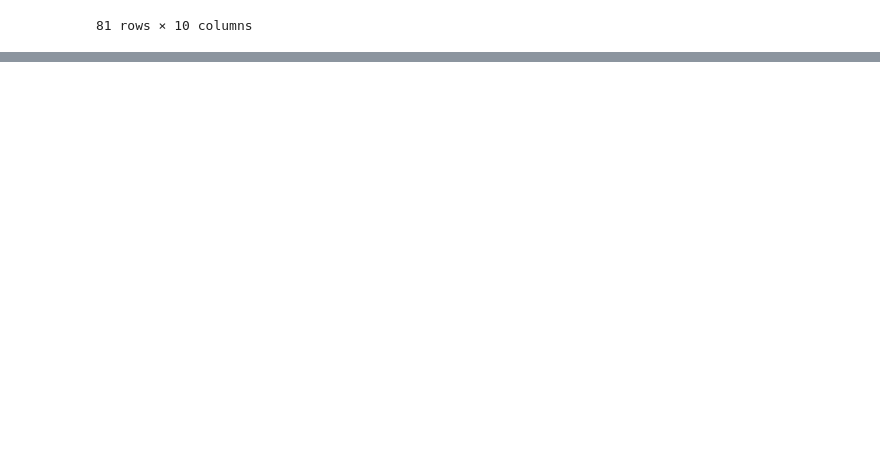
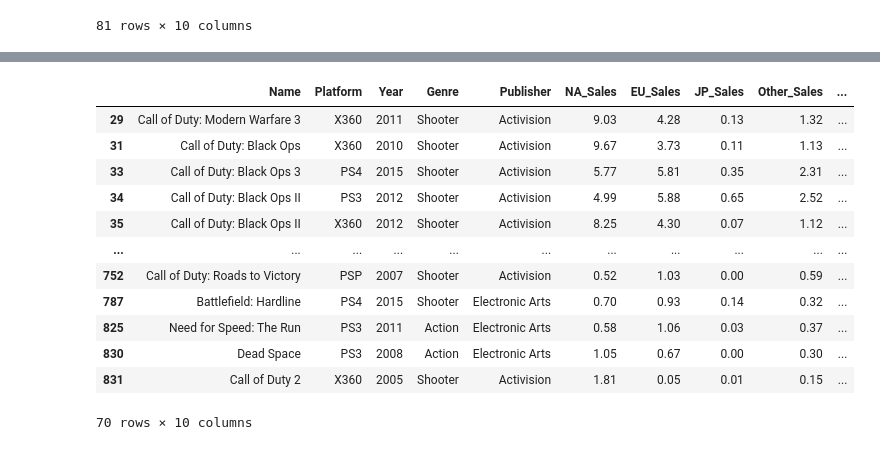
Before and after one commit to sienchoon/coding-challenge-practice, a Jupyter notebook: Pandas_Practice/practice_df.ipynb, the cells around one changed output, grey strips where cells are left out. Drawn from its saved outputs; the diff is of its cells as text; code cells hidden in the pictures; blank space fills up the shorter version.

```diff
--- a/Pandas_Practice/practice_df.ipynb
+++ b/Pandas_Practice/practice_df.ipynb
@@ -565,0 +566,18 @@ df.loc[Shooter & (year_2010)]
+# %%
+genres = df["Genre"].isin(["Action", "Shooter"])
+sales_2M = df["Global Sales"] >= 2
+df.loc[genres & sales_2M & top_3_publisher]
+# %% [output]
+|  | Name | Platform | Year | Genre | Publisher | NA_Sales | EU_Sales | JP_Sales | Other_Sales | ... |
+| 29 | Call of Duty: Modern Warfare 3 | X360 | 2011 | Shooter | Activision | 9.03 | 4.28 | 0.13 | 1.32 | ... |
+| 31 | Call of Duty: Black Ops | X360 | 2010 | Shooter | Activision | 9.67 | 3.73 | 0.11 | 1.13 | ... |
+| 33 | Call of Duty: Black Ops 3 | PS4 | 2015 | Shooter | Activision | 5.77 | 5.81 | 0.35 | 2.31 | ... |
+| 34 | Call of Duty: Black Ops II | PS3 | 2012 | Shooter | Activision | 4.99 | 5.88 | 0.65 | 2.52 | ... |
+| 35 | Call of Duty: Black Ops II | X360 | 2012 | Shooter | Activision | 8.25 | 4.30 | 0.07 | 1.12 | ... |
+| ... | ... | ... | ... | ... | ... | ... | ... | ... | ... | ... |
+| 752 | Call of Duty: Roads to Victory | PSP | 2007 | Shooter | Activision | 0.52 | 1.03 | 0.00 | 0.59 | ... |
+| 787 | Battlefield: Hardline | PS4 | 2015 | Shooter | Electronic Arts | 0.70 | 0.93 | 0.14 | 0.32 | ... |
+| 825 | Need for Speed: The Run | PS3 | 2011 | Action | Electronic Arts | 0.58 | 1.06 | 0.03 | 0.37 | ... |
+| 830 | Dead Space | PS3 | 2008 | Action | Electronic Arts | 1.05 | 0.67 | 0.00 | 0.30 | ... |
+| 831 | Call of Duty 2 | X360 | 2005 | Shooter | Activision | 1.81 | 0.05 | 0.01 | 0.15 | ... |
+70 rows × 10 columns
```
Also changed, not shown: parts of 15 cells of this notebook.
